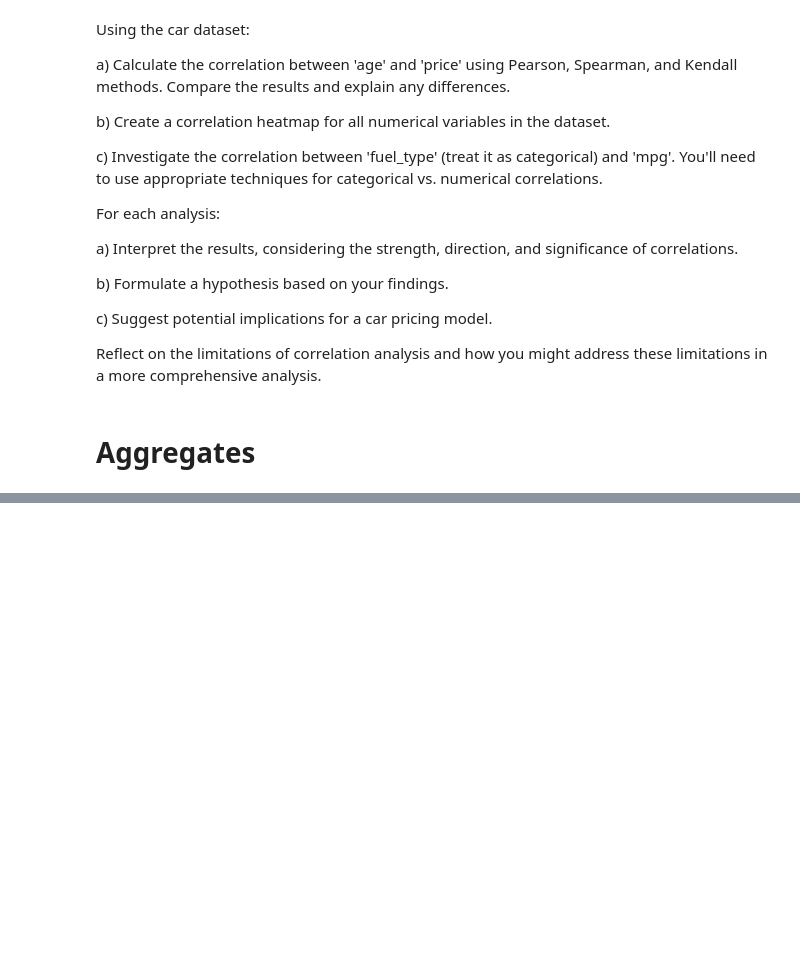
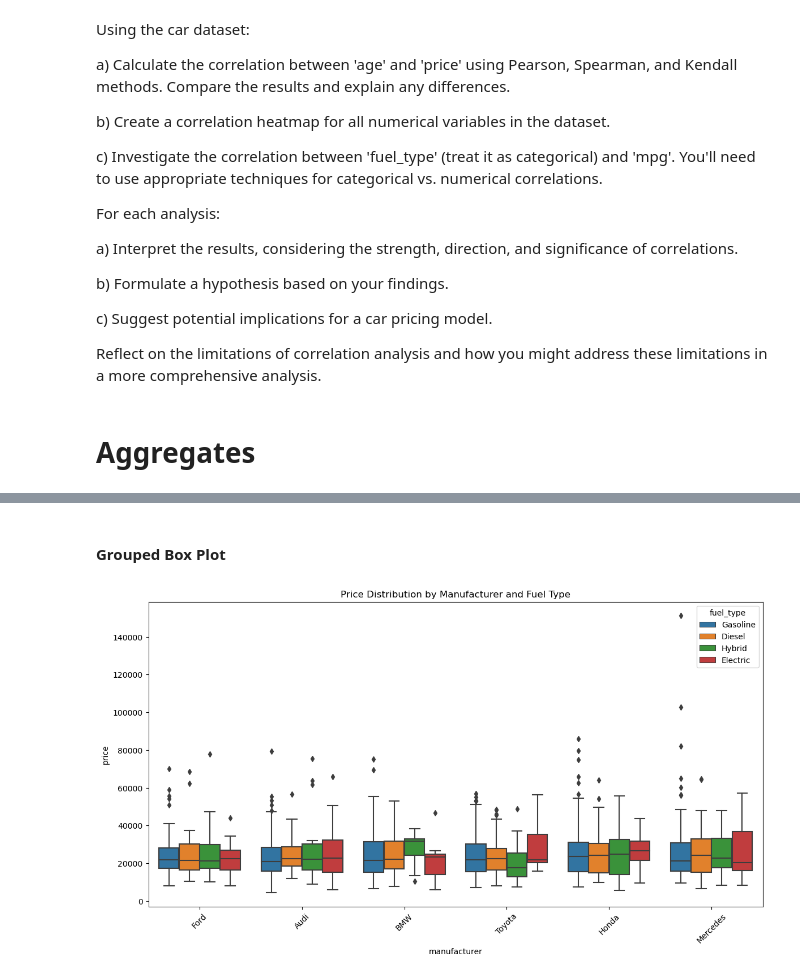
Before and after one commit to drjodyannjones/mdsi_python_seminar_11122023, a Jupyter notebook: exploratory_data_analysis/eda.ipynb, the cells around one changed output, grey strips where cells are left out. Cells and saved outputs as stored; diff of their text form; code cells hidden in the pictures; blank space fills up the shorter version.

```diff
--- a/exploratory_data_analysis/eda.ipynb
+++ b/exploratory_data_analysis/eda.ipynb
@@ -1470,0 +1636,10 @@ Reflect on the limitations of correlation analysis and how you might address the
+# %% [markdown]
+#### Grouped Box Plot
+# %%
+plt.figure(figsize=(14, 7))
+sns.boxplot(x='manufacturer', y='price', hue='fuel_type', data=df)
+plt.title('Price Distribution by Manufacturer and Fuel Type')
+plt.xticks(rotation=45)
+plt.show()
+# %% [output]
+[figure, added]
```
Also changed, not shown: parts of 19 cells of this notebook.
